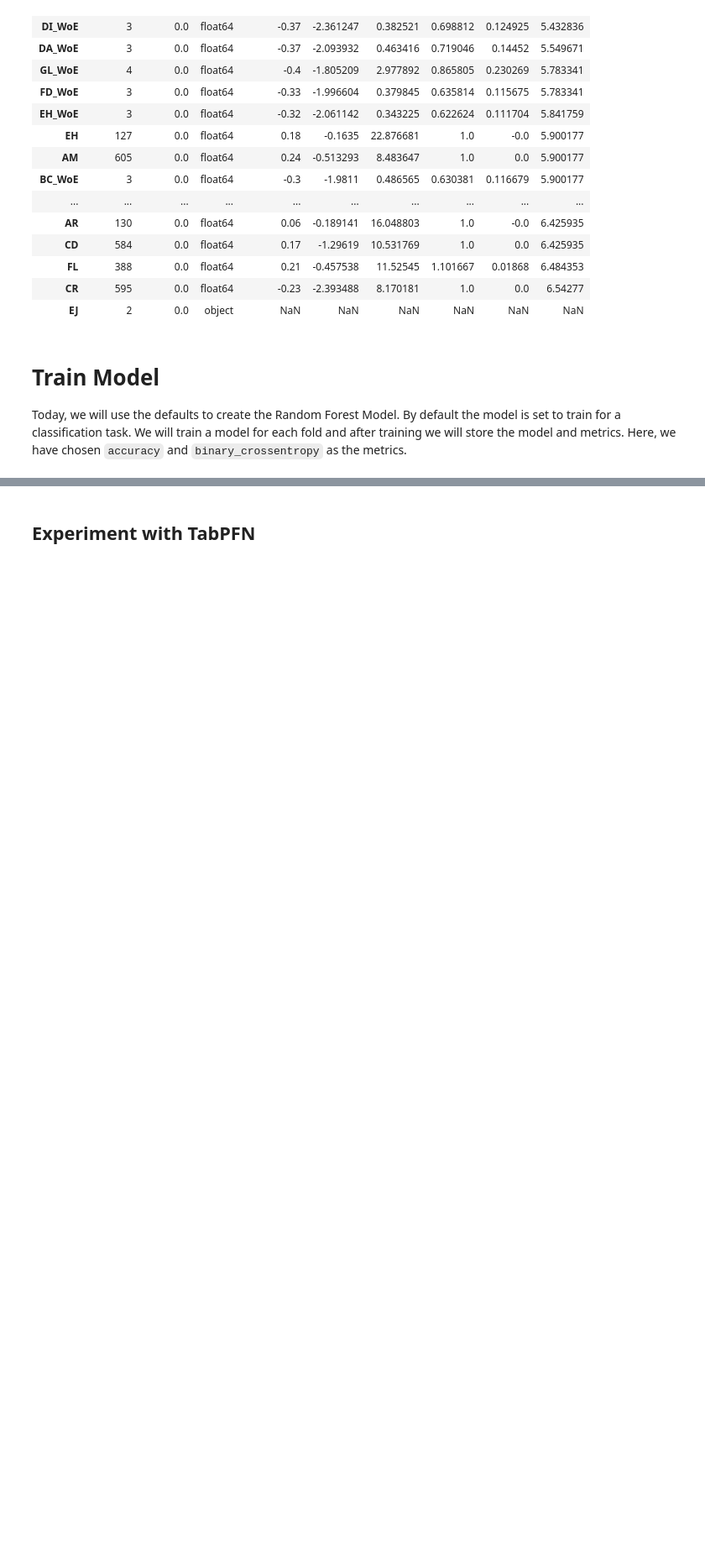
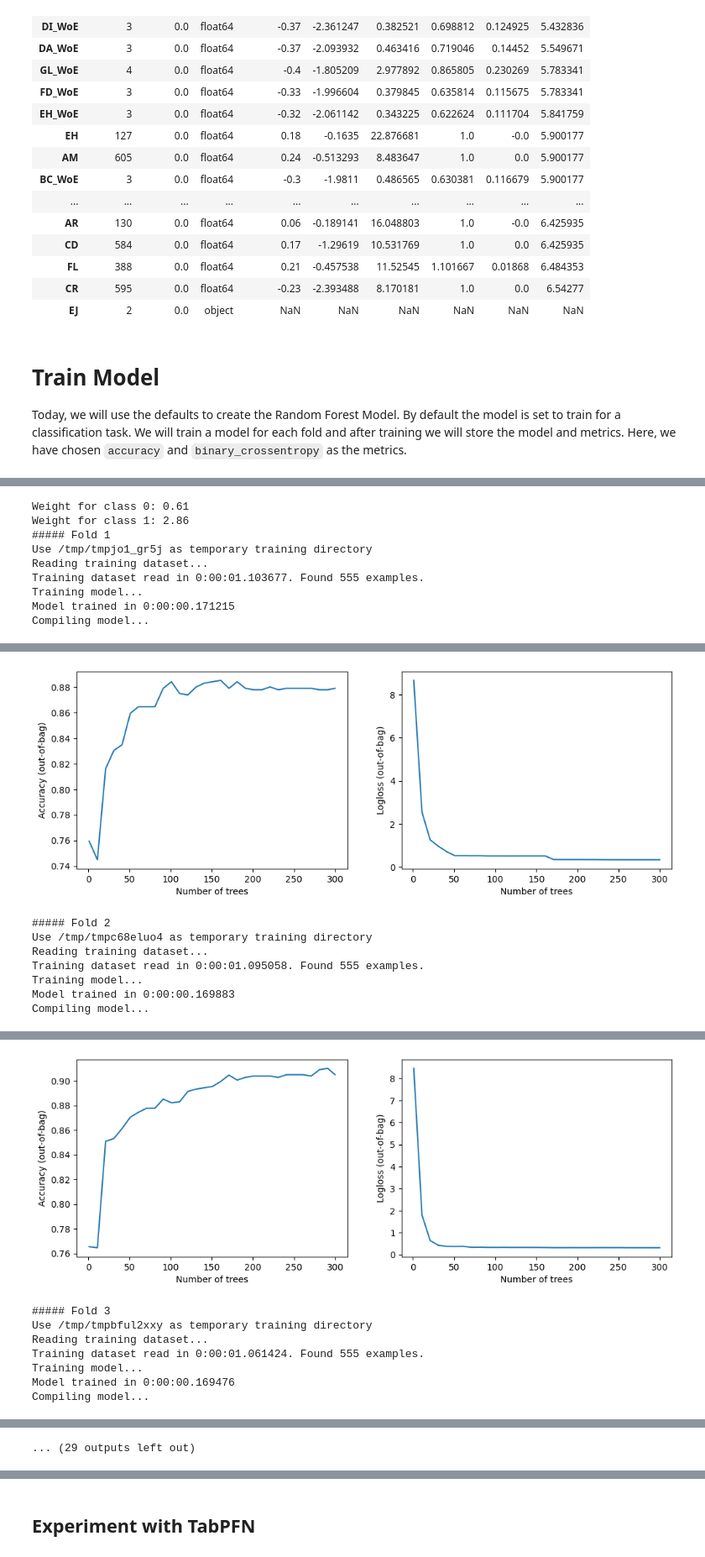
Before and after one commit to Bagirov-lab/Kaggle, a Jupyter notebook: identifying-age-related-train.ipynb, the cells around one changed output, grey strips where cells are left out. Shown at 84% size. Drawn from its saved outputs; the diff is of its cells as text; code cells hidden in the pictures; blank space fills up the shorter version.

```diff
--- a/identifying-age-related-train.ipynb
+++ b/identifying-age-related-train.ipynb
@@ -411,0 +453,21 @@ Compiling model...
+# %%
+# RandomForestModel
+
+features_slice = [i for i in features if len(i) > 2]
+
+submition_3, model_3,metrics_3 = train_model(
+    train=train_out,test=test_out, features=features_slice,
+    n_splits=10,
+    model_obj=tfdf.keras.RandomForestModel,
+    model_kwargs=dict(max_depth=6, num_trees=300),
+    model_compile_kwargs=dict(metrics=[metrics.accuracy, balanced_logloss_tf]))
+# %% [output]
+Weight for class 0: 0.61
+Weight for class 1: 2.86
+##### Fold 1
+Use /tmp/tmpjo1_gr5j as temporary training directory
+Reading training dataset...
+Training dataset read in 0:00:01.103677. Found 555 examples.
+Training model...
+Model trained in 0:00:00.171215
+Compiling model...
@@ -411,0 +482,8 @@ Compiling model...
+[figure, added]
+##### Fold 2
+Use /tmp/tmpc68eluo4 as temporary training directory
+Reading training dataset...
+Training dataset read in 0:00:01.095058. Found 555 examples.
+Training model...
+Model trained in 0:00:00.169883
+Compiling model...
@@ -411,0 +497,8 @@ Compiling model...
+[figure, added]
+##### Fold 3
+Use /tmp/tmpbful2xxy as temporary training directory
+Reading training dataset...
+Training dataset read in 0:00:01.061424. Found 555 examples.
+Training model...
+Model trained in 0:00:00.169476
+Compiling model...
@@ -411,0 +513 @@ Compiling model...
+... (29 outputs left out)
```
Also changed, not shown: parts of 8 cells of this notebook.
